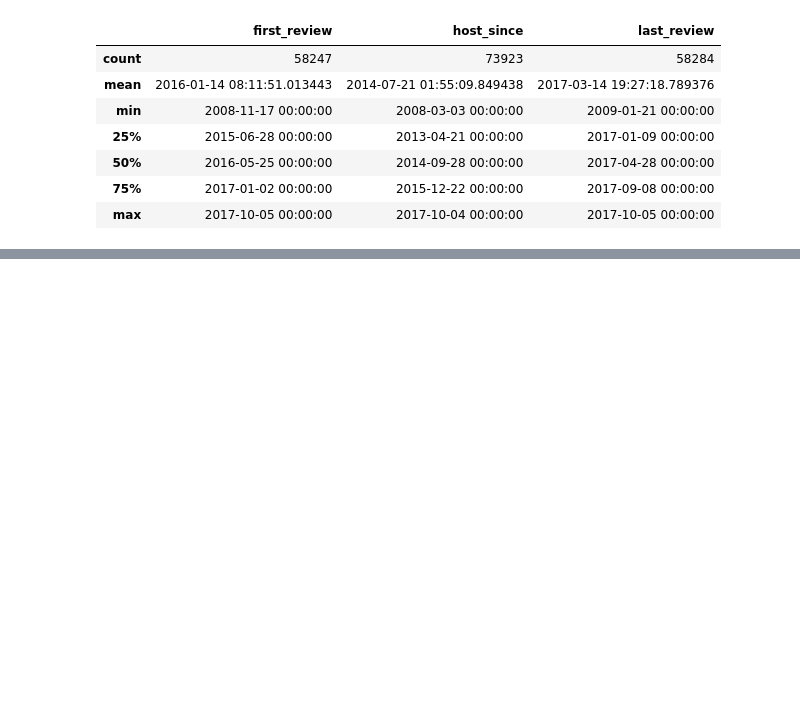
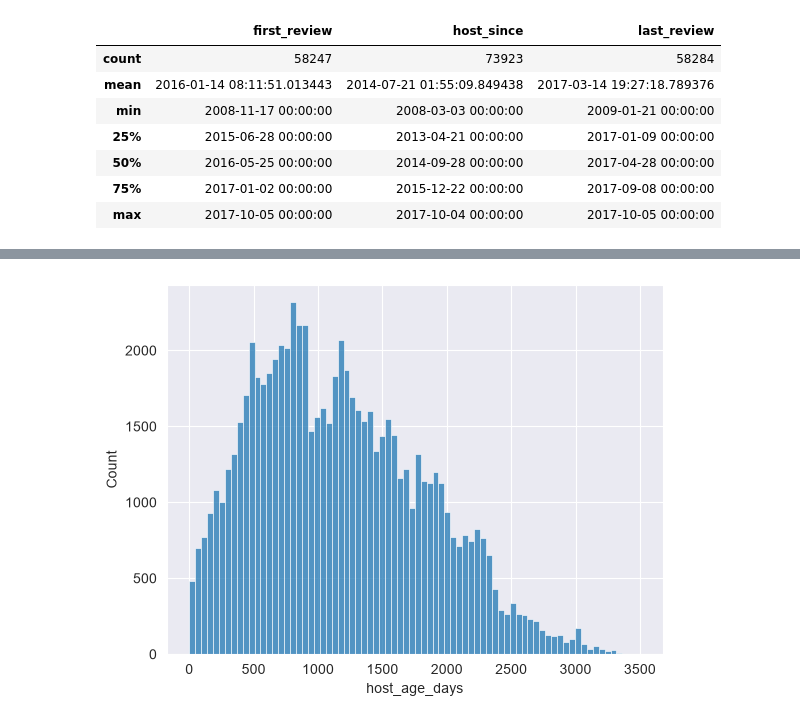
Before and after one commit to Car1LL/airbnb_prices_prediction, a Jupyter notebook: notebooks/01_EDA.ipynb, the cells around one changed output, grey strips where cells are left out. Saved outputs shown, nothing was run; the diff lists cells and outputs as text; code cells hidden in the pictures; blank space fills up the shorter version.

Commit message:
DateTime Analysis

```diff
--- a/notebooks/01_EDA.ipynb
+++ b/notebooks/01_EDA.ipynb
@@ -463,17 +499,3 @@ df[date_cols].describe()
 | 50% | 2016-05-25 00:00:00 | 2014-09-28 00:00:00 | 2017-04-28 00:00:00 |
 | 75% | 2017-01-02 00:00:00 | 2015-12-22 00:00:00 | 2017-09-08 00:00:00 |
 | max | 2017-10-05 00:00:00 | 2017-10-04 00:00:00 | 2017-10-05 00:00:00 |
-# %%
-reference_date = df['last_review'].max()
-
-df['host_age_days'] = (
-    reference_date - df['host_since']
-).dt.days
-
-sns.scatterplot(
-    data=df,
-    x='host_age_days',
-    y='log_price'
-)
-
-plt.show()
@@ -489,0 +502,5 @@ sns.boxplot(
+# %%
+reference_date = df['host_since'].max()
+
+df['host_age_days'] = (reference_date - df['host_since']).dt.days
+df['host_age_days'].describe()
@@ -489,0 +517,5 @@ sns.boxplot(
+# %%
+sns.histplot(data=df, x='host_age_days')
+plt.show()
+# %% [output]
+[figure, added]
```
Also changed, not shown: parts of 19 cells of this notebook.
